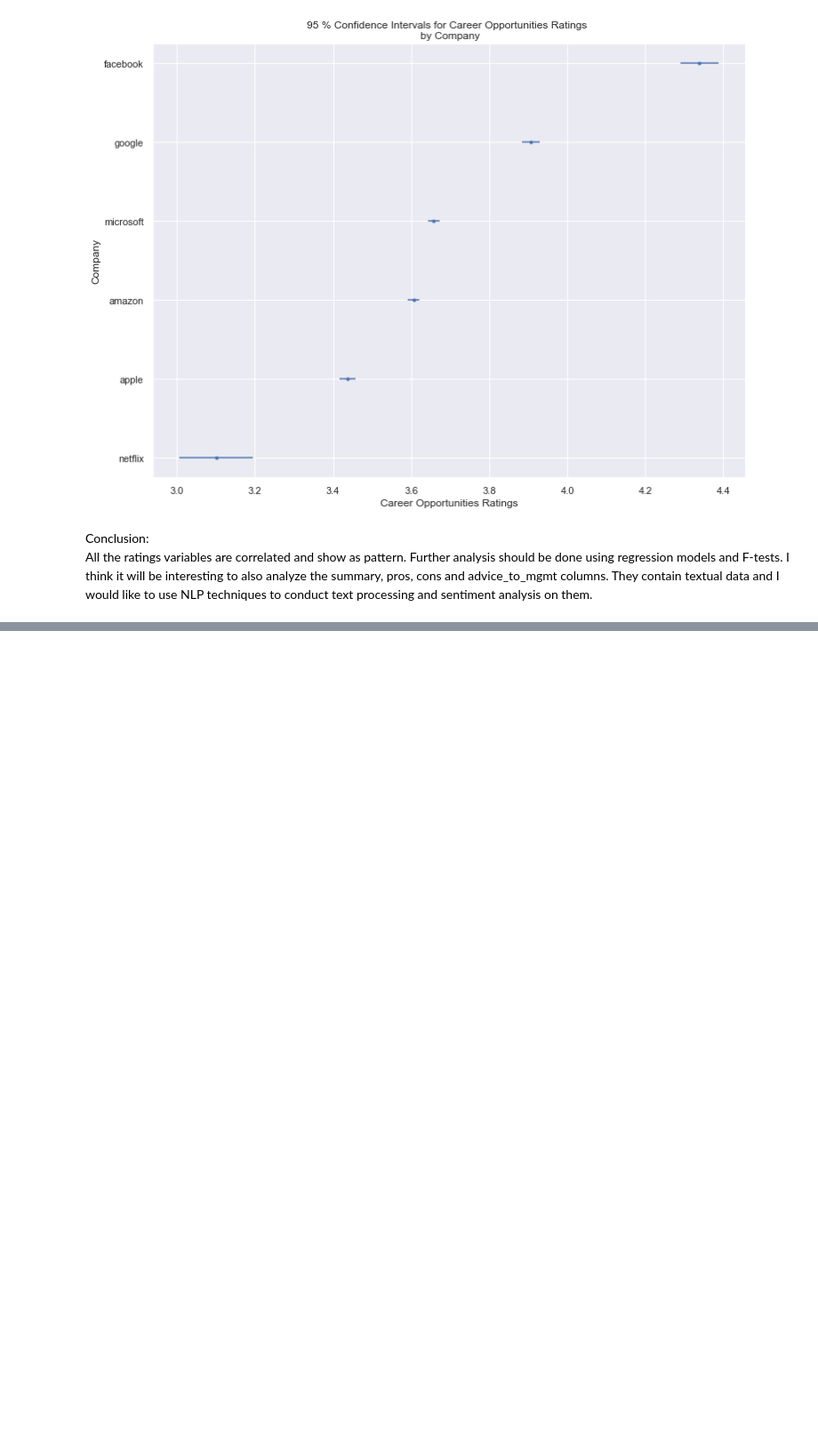
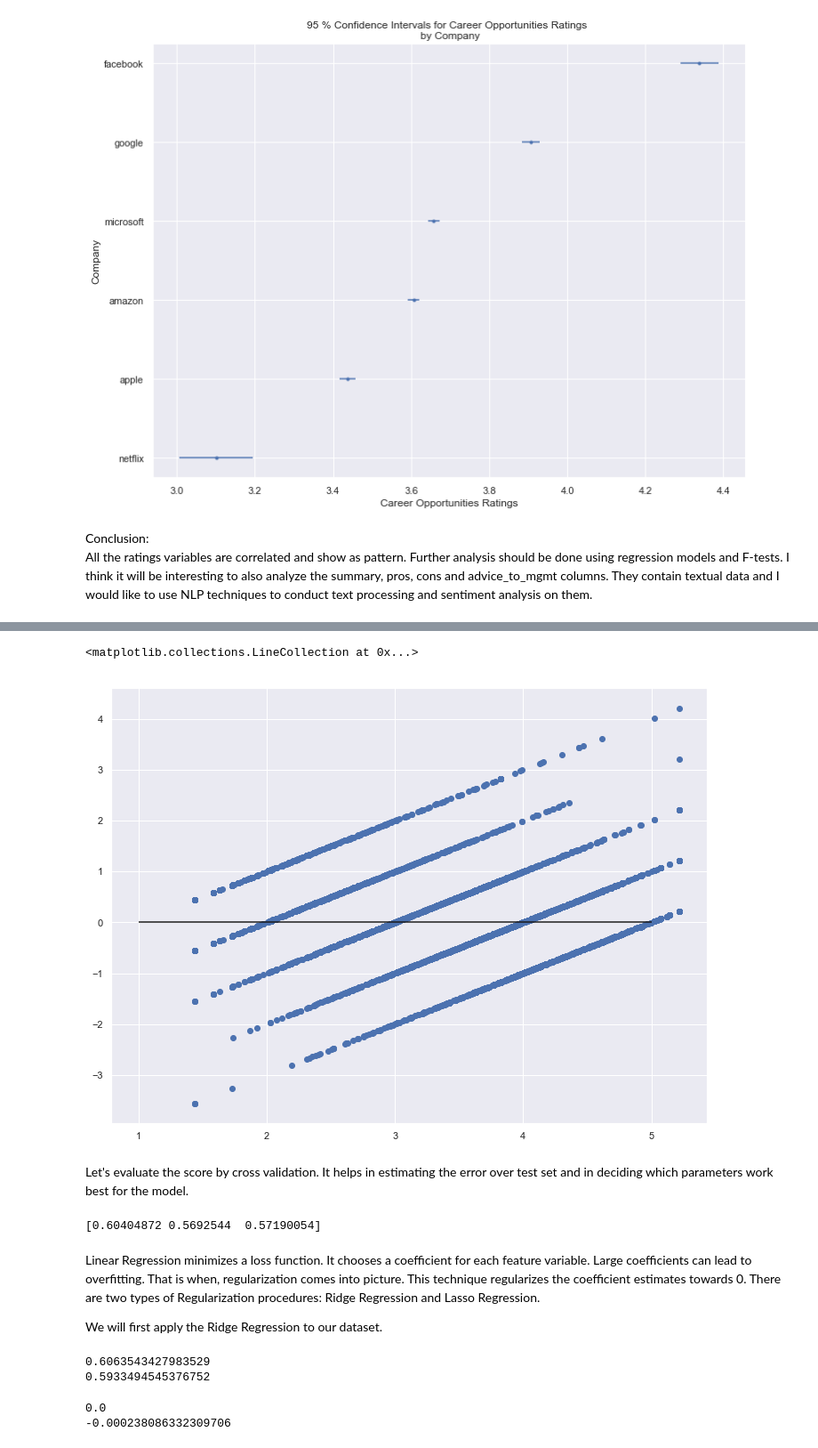
Before and after one commit to venustrip/Capstone-1, a Jupyter notebook: capstone1.ipynb, the cells around one changed output, grey strips where cells are left out. Shown: that part at 89% size. Drawn from its saved outputs; the diff is of its cells as text; code cells hidden in the pictures; blank space fills up the shorter version.

```diff
--- a/capstone1.ipynb
+++ b/capstone1.ipynb
@@ -608,0 +684,35 @@ All the ratings variables are correlated and show as pattern. Further analysis s
+# %%
+plt.scatter(y_pred,y_pred-y_test)
+plt.hlines(y=0,xmin=1,xmax=5)
+# %% [output]
+<matplotlib.collections.LineCollection at 0x...>
+[figure, added]
+# %% [markdown]
+Let's evaluate the score by cross validation. It helps in estimating the error over test set and in deciding which parameters work best for the model.
+# %%
+cv_results = cross_val_score(reg, X, y, cv=3)
+print(cv_results)
+# %% [output]
+[0.60404872 0.5692544  0.57190054]
+# %% [markdown]
+Linear Regression minimizes a loss function. It chooses a coefficient for each feature variable. Large coefficients can lead to overfitting. That is when, regularization comes into picture. This technique regularizes the coefficient estimates towards 0. There are two types of Regularization procedures: Ridge Regression and Lasso Regression.
+
+We will first apply the Ridge Regression to our dataset.
+# %%
+ridge = linear_model.Ridge(alpha=0.1, normalize=True)
+ridge.fit(X_train, y_train)
+ridge_pred = ridge.predict(X_test)
+print(ridge.score(X_train, y_train))
+print(ridge.score(X_test, y_test))
+# %% [output]
+0.6063543427983529
+0.5933494545376752
+# %%
+lasso = linear_model.Lasso(alpha=0.1, normalize=True)
+lasso.fit(X_train, y_train)
+lasso_pred = lasso.predict(X_test)
+print(lasso.score(X_train, y_train))
+print(lasso.score(X_test, y_test))
+# %% [output]
+0.0
+-0.000238086332309706
```
Also changed, not shown: parts of 24 cells of this notebook.
